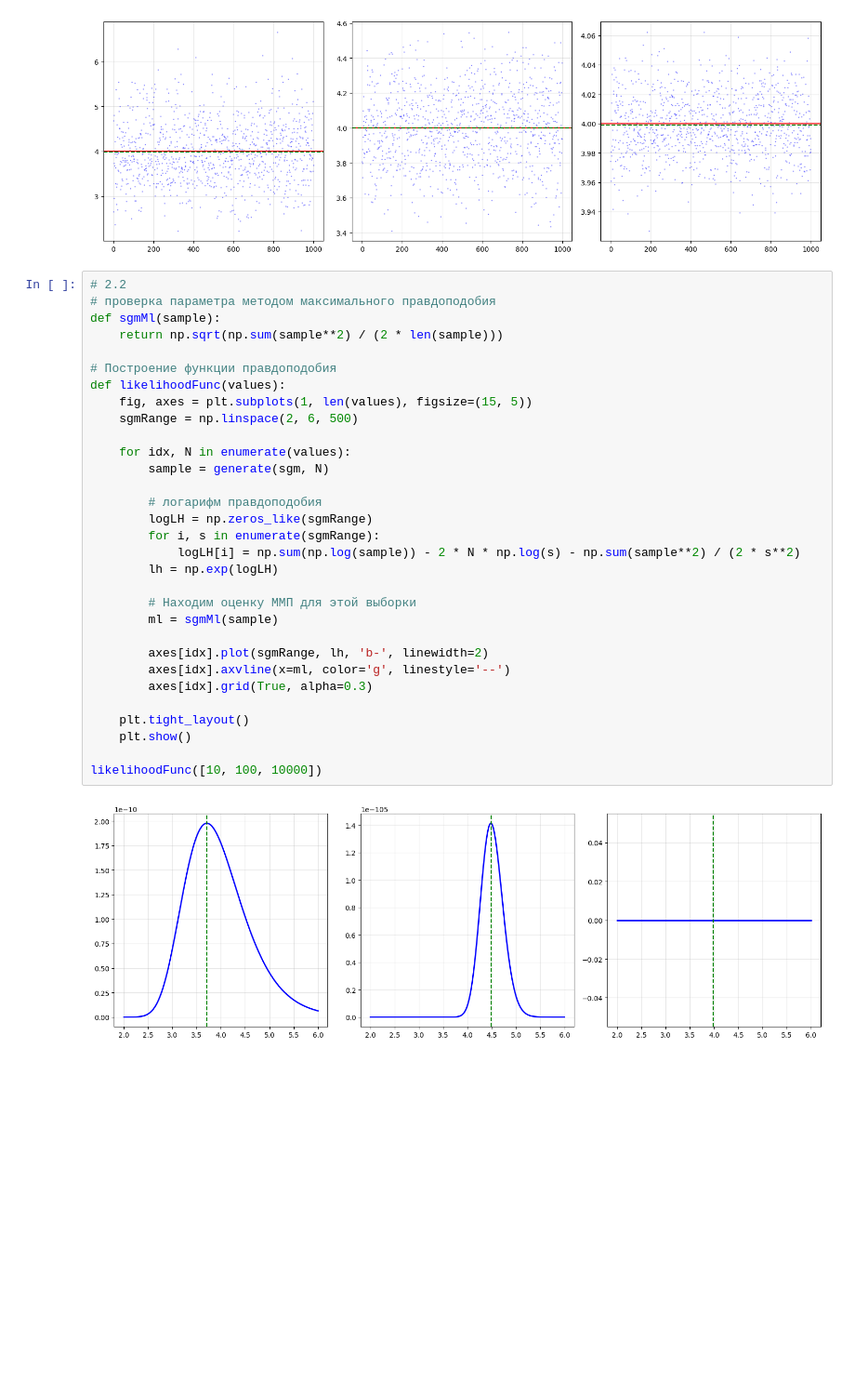
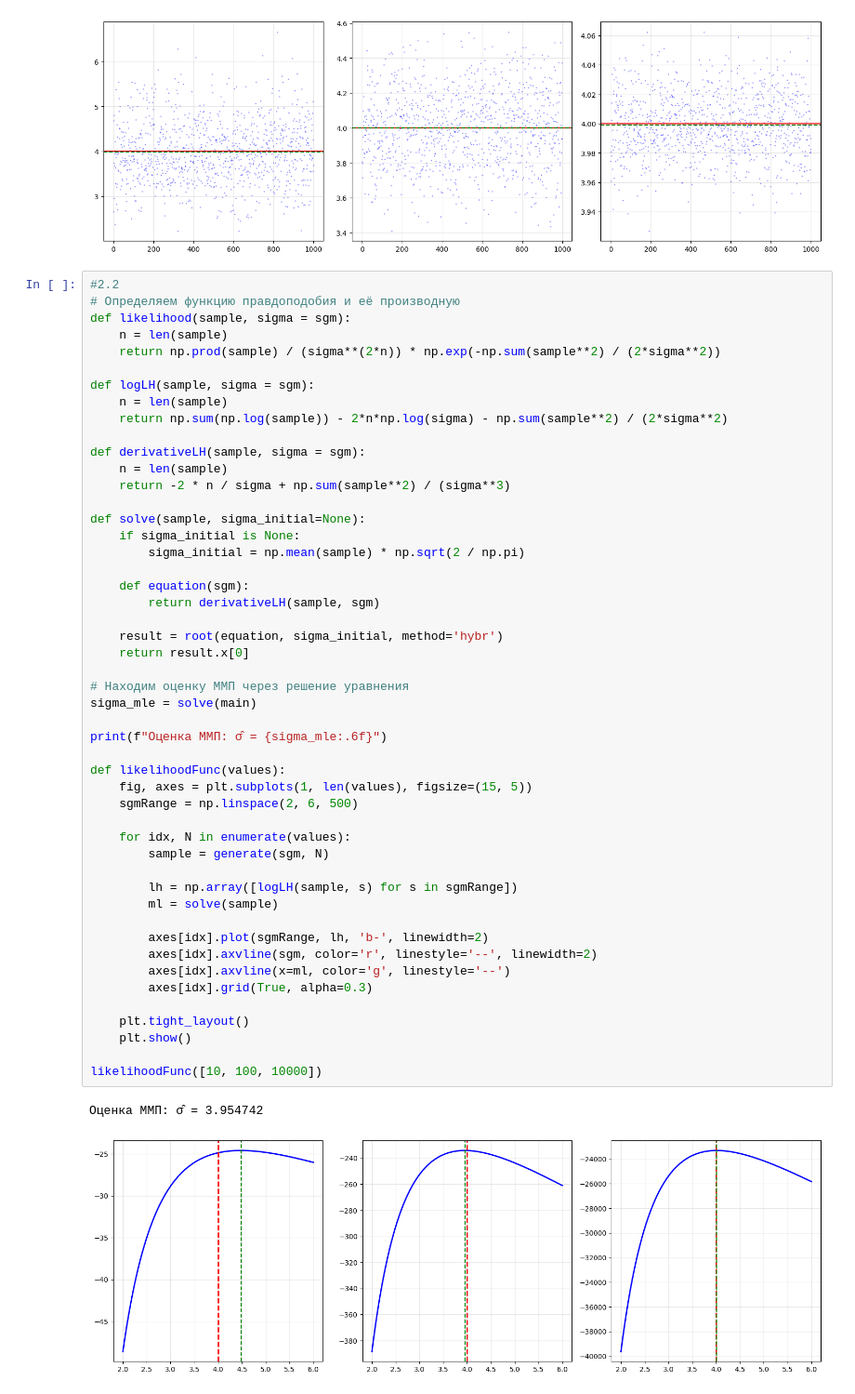
Before and after one commit to tayrep/MathStats, a Jupyter notebook: lab2.ipynb, the cells around one changed output. Shown at 93% size. Drawn from its saved outputs; the diff is of its cells as text; blank space fills up the shorter version.

```diff
--- a/lab2.ipynb
+++ b/lab2.ipynb
@@ -48,38 +48,57 @@ result = analyzeMoments([10, 100, 10000], 1000)
 # %% [output]
 [figure]
 # %%
-# 2.2
-# проверка параметра методом максимального правдоподобия
-def sgmMl(sample):
-    return np.sqrt(np.sum(sample**2) / (2 * len(sample)))
+#2.2
+# Определяем функцию правдоподобия и её производную
+def likelihood(sample, sigma = sgm):
+    n = len(sample)
+    return np.prod(sample) / (sigma**(2*n)) * np.exp(-np.sum(sample**2) / (2*sigma**2))
 
-# Построение функции правдоподобия
+def logLH(sample, sigma = sgm):
+    n = len(sample)
+    return np.sum(np.log(sample)) - 2*n*np.log(sigma) - np.sum(sample**2) / (2*sigma**2)
+
+def derivativeLH(sample, sigma = sgm):
+    n = len(sample)
+    return -2 * n / sigma + np.sum(sample**2) / (sigma**3)
+
+def solve(sample, sigma_initial=None):
+    if sigma_initial is None:
+        sigma_initial = np.mean(sample) * np.sqrt(2 / np.pi)
+
+    def equation(sgm):
+        return derivativeLH(sample, sgm)
+
+    result = root(equation, sigma_initial, method='hybr')
+    return result.x[0]
+
+# Находим оценку ММП через решение уравнения
+sigma_mle = solve(main)
+
+print(f"Оценка ММП: σ̂ = {sigma_mle:.6f}")
+
 def likelihoodFunc(values):
     fig, axes = plt.subplots(1, len(values), figsize=(15, 5))
     sgmRange = np.linspace(2, 6, 500)
 
     for idx, N in enumerate(values):
         sample = generate(sgm, N)
 
-        # логарифм правдоподобия
-        logLH = np.zeros_like(sgmRange)
-        for i, s in enumerate(sgmRange):
-            logLH[i] = np.sum(np.log(sample)) - 2 * N * np.log(s) - np.sum(sample**2) / (2 * s**2)
-        lh = np.exp(logLH)
-
-        # Находим оценку ММП для этой выборки
-        ml = sgmMl(sample)
+        lh = np.array([logLH(sample, s) for s in sgmRange])
+        ml = solve(sample)
 
         axes[idx].plot(sgmRange, lh, 'b-', linewidth=2)
+        axes[idx].axvline(sgm, color='r', linestyle='--', linewidth=2)
         axes[idx].axvline(x=ml, color='g', linestyle='--')
         axes[idx].grid(True, alpha=0.3)
 
     plt.tight_layout()
     plt.show()
 
 likelihoodFunc([10, 100, 10000])
 # %% [output]
+Оценка ММП: σ̂ = 3.954742
-[figure, old version]
+[figure, new version]
 # %%
 # Анализ поведения ММП оценки при разных объемах выборки
 def analyzeEstimator(values, n):
```
Also changed, not shown: parts of 5 cells of this notebook.
